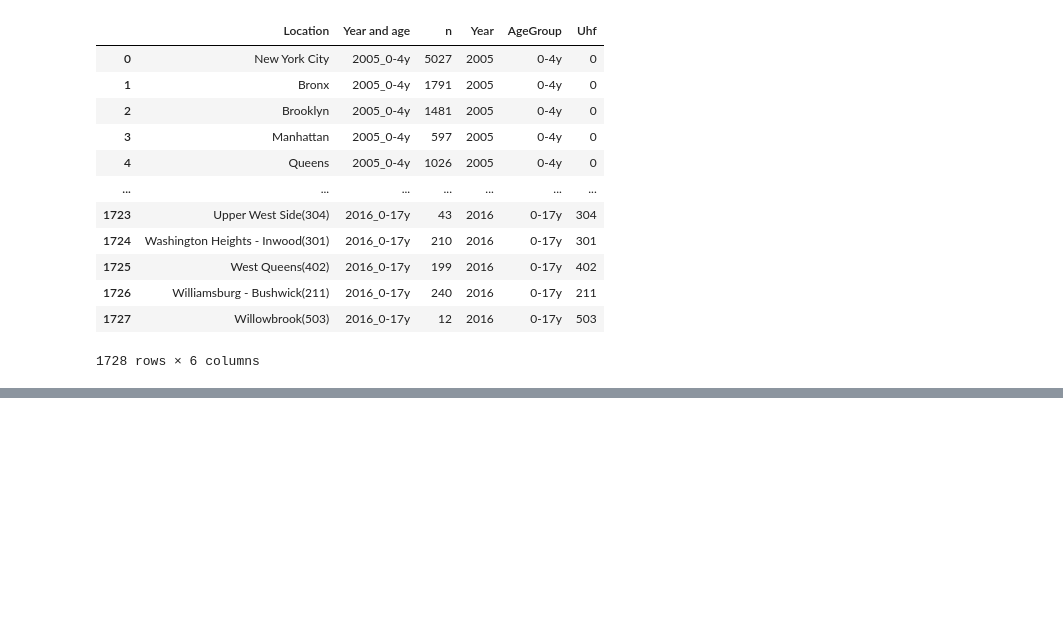
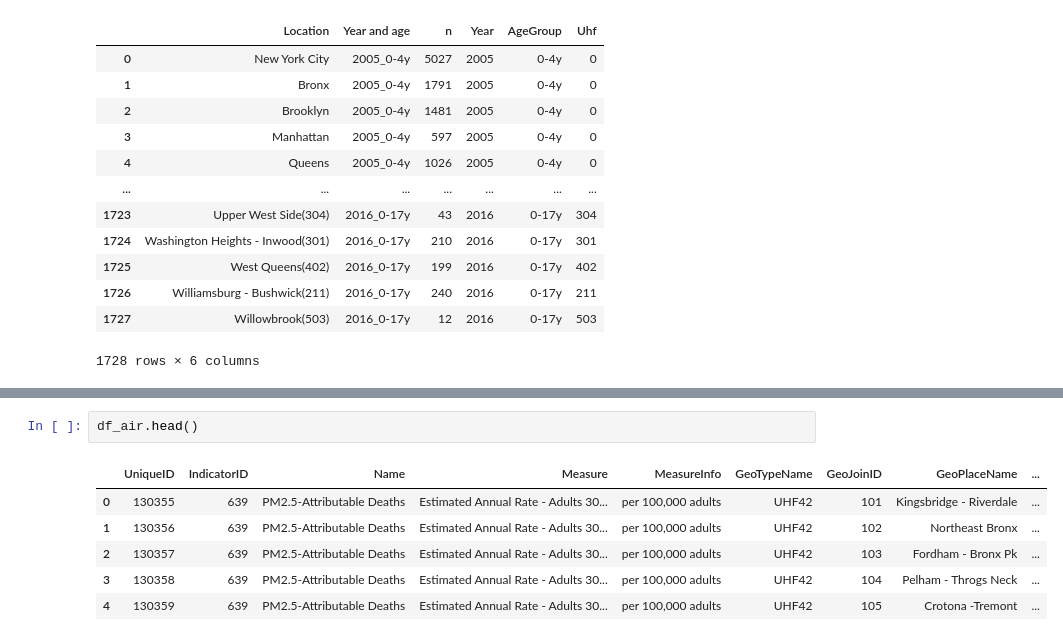
Before and after one commit to RasmusJuul/Social-Data, a Jupyter notebook: Olivers misc/data_import.ipynb, the cells around one changed output, grey strips where cells are left out. Saved outputs shown, nothing was run; the diff lists cells and outputs as text; blank space fills up the shorter version.

```diff
--- a/Olivers misc/data_import.ipynb
+++ b/Olivers misc/data_import.ipynb
@@ -527,0 +709,9 @@ map_ny
+# %%
+df_air.head()
+# %% [output]
+|  | UniqueID | IndicatorID | Name | Measure | MeasureInfo | GeoTypeName | GeoJoinID | GeoPlaceName | ... |
+| 0 | 130355 | 639 | PM2.5-Attributable Deaths | Estimated Annual Rate - Adults 30... | per 100,000 adults | UHF42 | 101 | Kingsbridge - Riverdale | ... |
+| 1 | 130356 | 639 | PM2.5-Attributable Deaths | Estimated Annual Rate - Adults 30... | per 100,000 adults | UHF42 | 102 | Northeast Bronx | ... |
+| 2 | 130357 | 639 | PM2.5-Attributable Deaths | Estimated Annual Rate - Adults 30... | per 100,000 adults | UHF42 | 103 | Fordham - Bronx Pk | ... |
+| 3 | 130358 | 639 | PM2.5-Attributable Deaths | Estimated Annual Rate - Adults 30... | per 100,000 adults | UHF42 | 104 | Pelham - Throgs Neck | ... |
+| 4 | 130359 | 639 | PM2.5-Attributable Deaths | Estimated Annual Rate - Adults 30... | per 100,000 adults | UHF42 | 105 | Crotona -Tremont | ... |
```
Also changed, not shown: parts of 34 cells of this notebook, 1 other file.
